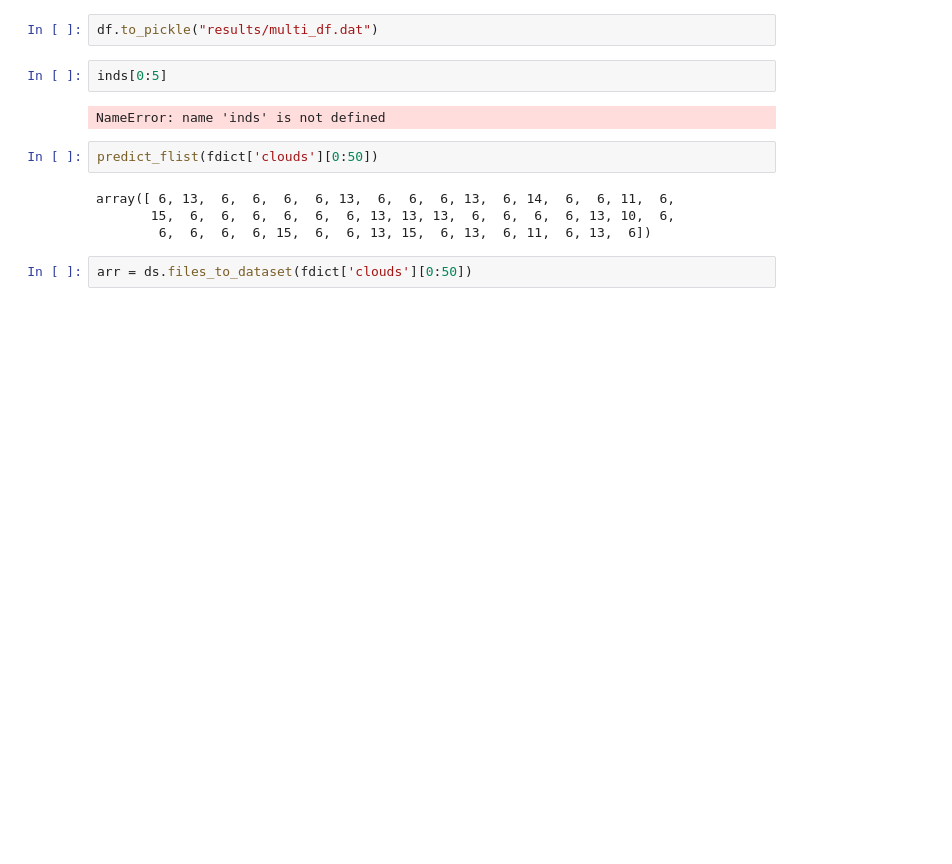
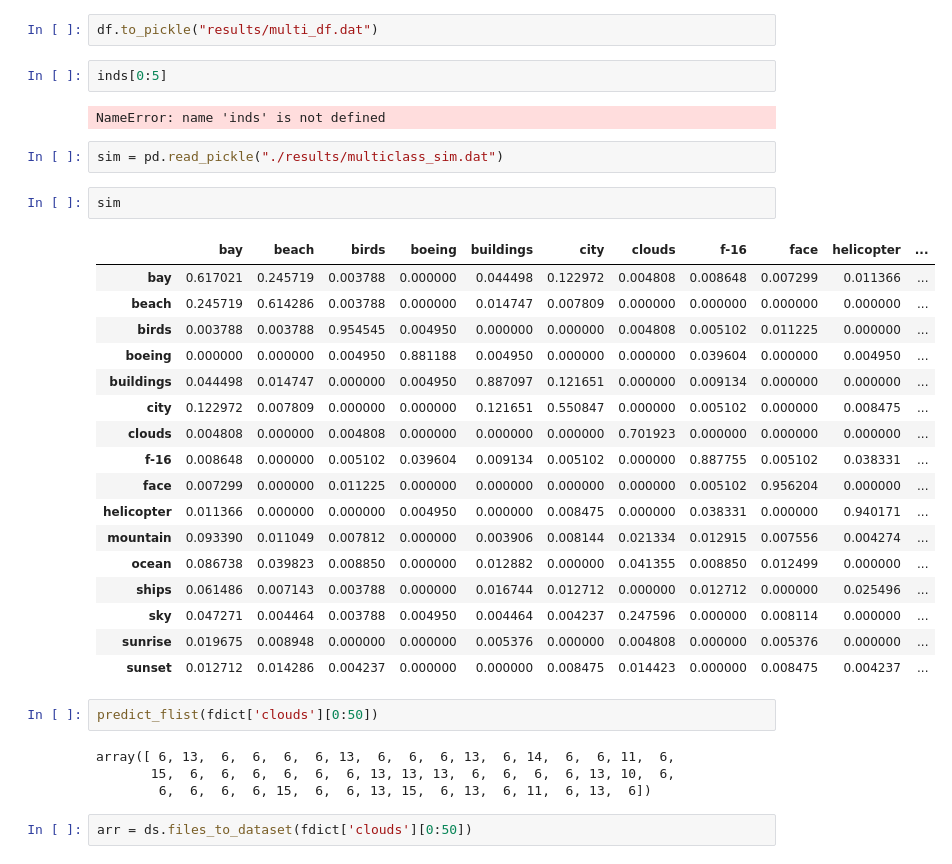
Before and after one commit to karino2/ClassSim, a Jupyter notebook: classifier_similarity.ipynb, the cells around one changed output. Drawn from its saved outputs; the diff is of its cells as text; blank space fills up the shorter version.

Commit message:
Add similarities using multiclass model

```diff
--- a/classifier_similarity.ipynb
+++ b/classifier_similarity.ipynb
@@ -363,6 +363,28 @@ df.to_pickle("results/multi_df.dat")
 inds[0:5]
 # %% [output]
 NameError: name 'inds' is not defined
+# %%
+sim = pd.read_pickle("./results/multiclass_sim.dat")
+# %%
+sim
+# %% [output]
+|  | bay | beach | birds | boeing | buildings | city | clouds | f-16 | face | helicopter | ... |
+| bay | 0.617021 | 0.245719 | 0.003788 | 0.000000 | 0.044498 | 0.122972 | 0.004808 | 0.008648 | 0.007299 | 0.011366 | ... |
+| beach | 0.245719 | 0.614286 | 0.003788 | 0.000000 | 0.014747 | 0.007809 | 0.000000 | 0.000000 | 0.000000 | 0.000000 | ... |
+| birds | 0.003788 | 0.003788 | 0.954545 | 0.004950 | 0.000000 | 0.000000 | 0.004808 | 0.005102 | 0.011225 | 0.000000 | ... |
+| boeing | 0.000000 | 0.000000 | 0.004950 | 0.881188 | 0.004950 | 0.000000 | 0.000000 | 0.039604 | 0.000000 | 0.004950 | ... |
+| buildings | 0.044498 | 0.014747 | 0.000000 | 0.004950 | 0.887097 | 0.121651 | 0.000000 | 0.009134 | 0.000000 | 0.000000 | ... |
+| city | 0.122972 | 0.007809 | 0.000000 | 0.000000 | 0.121651 | 0.550847 | 0.000000 | 0.005102 | 0.000000 | 0.008475 | ... |
+| clouds | 0.004808 | 0.000000 | 0.004808 | 0.000000 | 0.000000 | 0.000000 | 0.701923 | 0.000000 | 0.000000 | 0.000000 | ... |
+| f-16 | 0.008648 | 0.000000 | 0.005102 | 0.039604 | 0.009134 | 0.005102 | 0.000000 | 0.887755 | 0.005102 | 0.038331 | ... |
+| face | 0.007299 | 0.000000 | 0.011225 | 0.000000 | 0.000000 | 0.000000 | 0.000000 | 0.005102 | 0.956204 | 0.000000 | ... |
+| helicopter | 0.011366 | 0.000000 | 0.000000 | 0.004950 | 0.000000 | 0.008475 | 0.000000 | 0.038331 | 0.000000 | 0.940171 | ... |
+| mountain | 0.093390 | 0.011049 | 0.007812 | 0.000000 | 0.003906 | 0.008144 | 0.021334 | 0.012915 | 0.007556 | 0.004274 | ... |
+| ocean | 0.086738 | 0.039823 | 0.008850 | 0.000000 | 0.012882 | 0.000000 | 0.041355 | 0.008850 | 0.012499 | 0.000000 | ... |
+| ships | 0.061486 | 0.007143 | 0.003788 | 0.000000 | 0.016744 | 0.012712 | 0.000000 | 0.012712 | 0.000000 | 0.025496 | ... |
+| sky | 0.047271 | 0.004464 | 0.003788 | 0.004950 | 0.004464 | 0.004237 | 0.247596 | 0.000000 | 0.008114 | 0.000000 | ... |
+| sunrise | 0.019675 | 0.008948 | 0.000000 | 0.000000 | 0.005376 | 0.000000 | 0.004808 | 0.000000 | 0.005376 | 0.000000 | ... |
+| sunset | 0.012712 | 0.014286 | 0.004237 | 0.000000 | 0.000000 | 0.008475 | 0.014423 | 0.000000 | 0.008475 | 0.004237 | ... |
 # %%
 predict_flist(fdict['clouds'][0:50])
 # %% [output]
```
Also changed, not shown: parts of 1 cell of this notebook.
